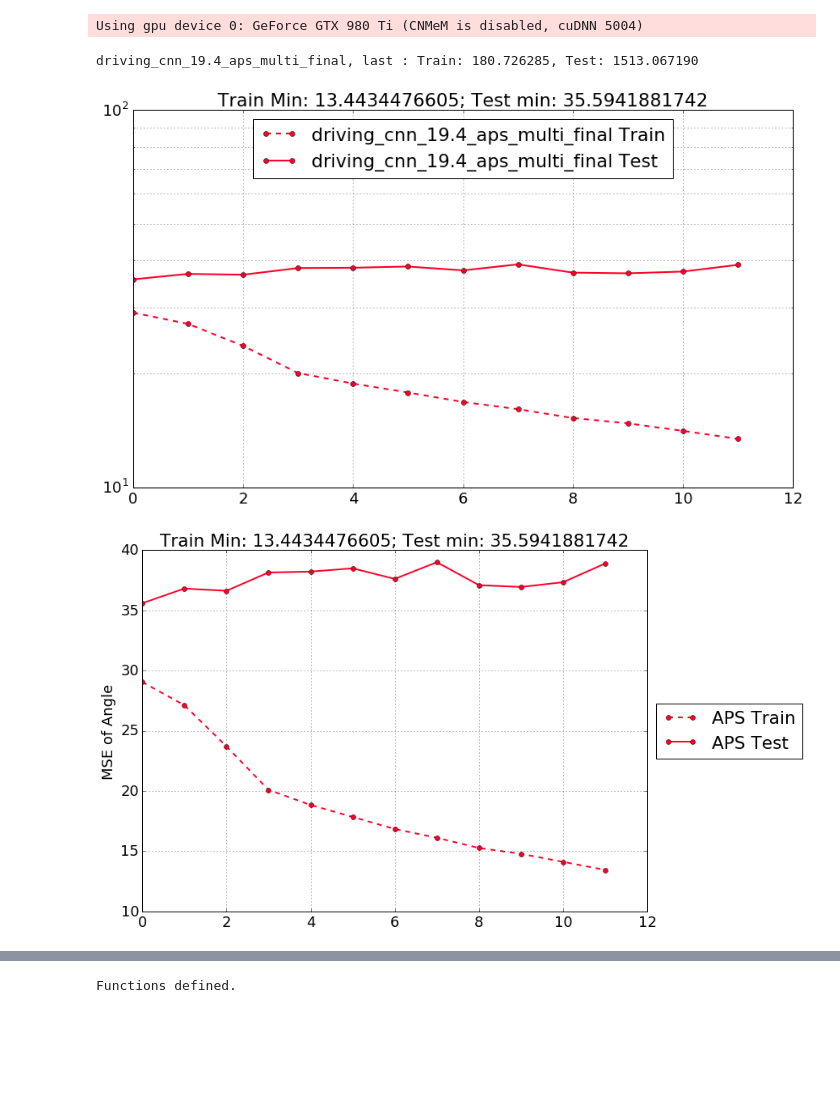
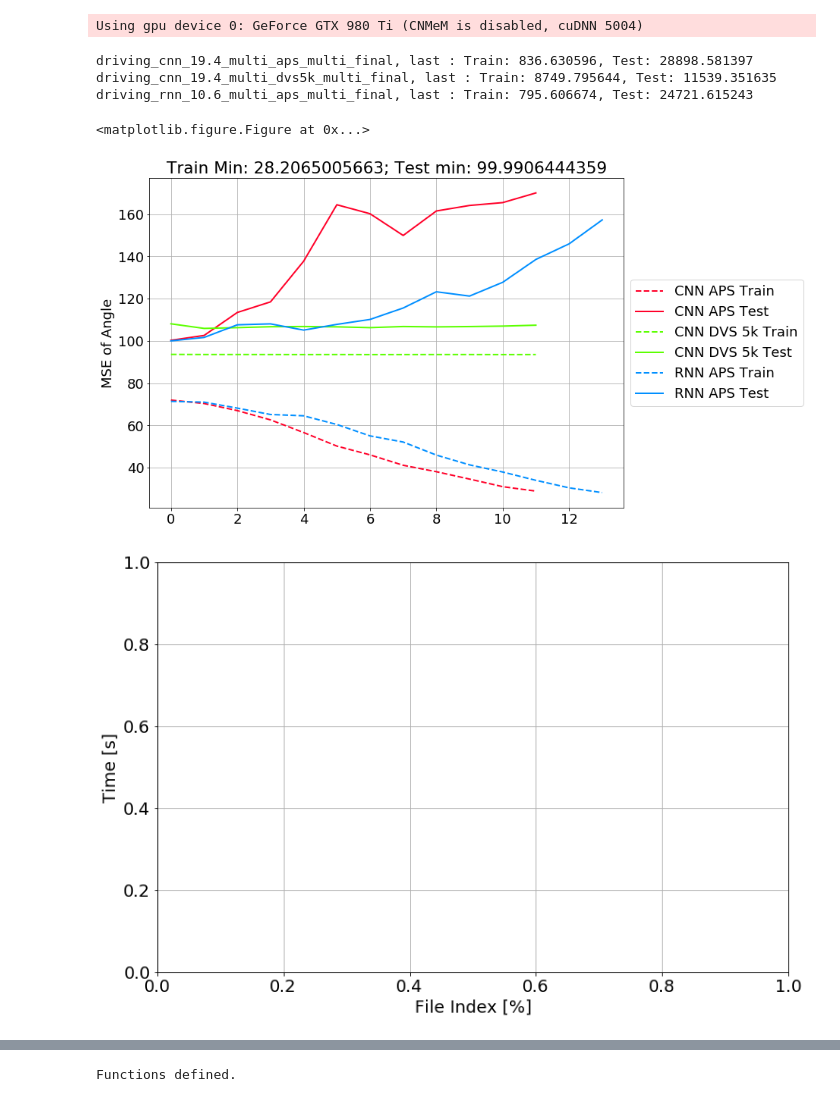
Before and after one commit to SensorsINI/ddd20-utils, a Jupyter notebook: Model Evaluation and Movie Render.ipynb, the cells around one changed output, grey strips where cells are left out. Saved outputs shown, nothing was run; the diff lists cells and outputs as text; code cells hidden in the pictures; blank space fills up the shorter version.

```diff
--- a/Model Evaluation and Movie Render.ipynb
+++ b/Model Evaluation and Movie Render.ipynb
@@ -28,49 +31,83 @@ Using gpu device 0: GeForce GTX 980 Ti (CNMeM is disabled, cuDNN 5004)
 # %%
-filenames = ['driving_cnn_19.4_aps_multi_final']
+filenames = ['driving_cnn_19.4_multi_aps_multi_final',
+             'driving_cnn_19.4_multi_dvs5k_multi_final',
+             'driving_rnn_10.6_multi_aps_multi_final']
 
 colors = get_rainbow_colors(filenames)
 
 # Load history from file
 plt.figure(figsize=(14,8))
 minval = 1e8
 mintrain = 1e8
-for filename in filenames:
-    history = load_log(filename)
-    plt.semilogy(map(np.sqrt, history['train_err']), 'o--', label=filename+' Train', color=colors[filename], lw=2)
-    plt.semilogy(map(np.sqrt, history['test_err']), 'o-', label=filename+' Test', color=colors[filename], lw=2)
-    minval = np.min([minval] + list(map(np.sqrt, history['test_err'])))
-    mintrain = np.min([mintrain] + list(map(np.sqrt, history['train_err'])))
-plt.legend(loc='upper center')
-plt.grid(which='both')
-plt.title('Train Min: {}; Test min: {}'.format(mintrain, minval))
 
 plt.figure(figsize=(14,8))
 for filename in filenames:
+    # Architecture Type
+    if '_rnn_' in filename:
+        label = 'RNN '
+    if '_cnn_' in filename:
+        label = 'CNN '
+    # Data Type
     if '_aps_' in filename:
-        label = 'APS'
+        label += 'APS'
     if '_dvs5k_' in filename:
-        label = 'DVS 5k'
+        label += 'DVS 5k'
     if '_dvs10ms_' in filename:
-        label = 'DVS 10ms'
+        label += 'DVS 10ms'
+    if '_everything_' in filename:
+        label += 'All Types'
+
     history = load_log(filename)
-    plt.plot(map(np.sqrt, history['train_err']), 'o--', label=label+' Train', color=colors[filename], lw=2)
-    plt.plot(map(np.sqrt, history['test_err']), 'o-', label=label+' Test', color=colors[filename], lw=2)
+    minval = np.min([minval] + list(map(np.sqrt, history['test_err'])))
+    mintrain = np.min([mintrain] + list(map(np.sqrt, history['train_err'])))
+    plt.plot(map(np.sqrt, history['train_err']), '--', label=label+' Train', color=colors[filename], lw=2)
+    plt.plot(map(np.sqrt, history['test_err']), '-', label=label+' Test', color=colors[filename], lw=2)
     print('{}, last : Train: {:.6f}, Test: {:.6f}'.format(filename,
         history['train_err'][-1], history['test_err'][-1]))
 plt.grid(which='both')
 plt.title('Train Min: {}; Test min: {}'.format(mintrain, minval))
 plt.ylabel('MSE of Angle')
-
 
 # Shrink current axis by 20%
 ax = plt.gca()
 box = plt.gca().get_position()
 plt.gca().set_position([box.x0, box.y0, box.width * 0.8, box.height])
 # Put a legend to the right of the current axis
 plt.gca().legend(loc='center left', bbox_to_anchor=(1, 0.5))
-plt.savefig('results_acc.png')
+plt.savefig('results_acc.png', bbox_inches='tight')
 # %% [output]
-driving_cnn_19.4_aps_multi_final, last : Train: 180.726285, Test: 1513.067190
+driving_cnn_19.4_multi_aps_multi_final, last : Train: 836.630596, Test: 28898.581397
+driving_cnn_19.4_multi_dvs5k_multi_final, last : Train: 8749.795644, Test: 11539.351635
+driving_rnn_10.6_multi_aps_multi_final, last : Train: 795.606674, Test: 24721.615243
+<matplotlib.figure.Figure at 0x...>
-[figure, old version]
+[figure, new version]
-[figure, removed]
+# %%
+# Check timestamps
+import time, h5py
+
+datasets_dir = '/home/dneil/temp/datasets/'
+h5_filenames = [
+#                 datasets_dir + 'rec1487839456_frames.hdf5',
+#                 datasets_dir + 'rec1487839456_only_events_bin5k.hdf5',
+#                 datasets_dir + 'rec1487839456_both_bin5k.hdf5',
+#                 datasets_dir + 'rec1487839456_only_events_bin10ms.hdf5',
+#                 datasets_dir + 'rec1487839456_both_bin10ms.hdf5'
+]
+
+plt.figure(figsize=(12,8))
+for h5f_name in h5_filenames:
+    h5f = h5py.File(h5f_name, 'r')
+    data = np.array(h5f['timestamp'])
+    percentage = np.linspace(0, 100, len(data))
+    plt.plot(percentage, data, label=h5f_name.replace(datasets_dir, ''), lw=2)
+    print('{}: {} <--> {} <--> {}'.format(h5f_name.replace(datasets_dir, ''),
+                                          data[len(data)//10], data[len(data)//2], data[-len(data)//10]))
+plt.grid(which='both')
+plt.legend(loc='lower left')
+plt.xlabel('File Index [%]')
+plt.ylabel('Time [s]')
+
+plt.savefig('export.png')
+# %% [output]
+[figure, added]
 # %%
```
Also changed, not shown: parts of 8 cells of this notebook, 7 other files.
